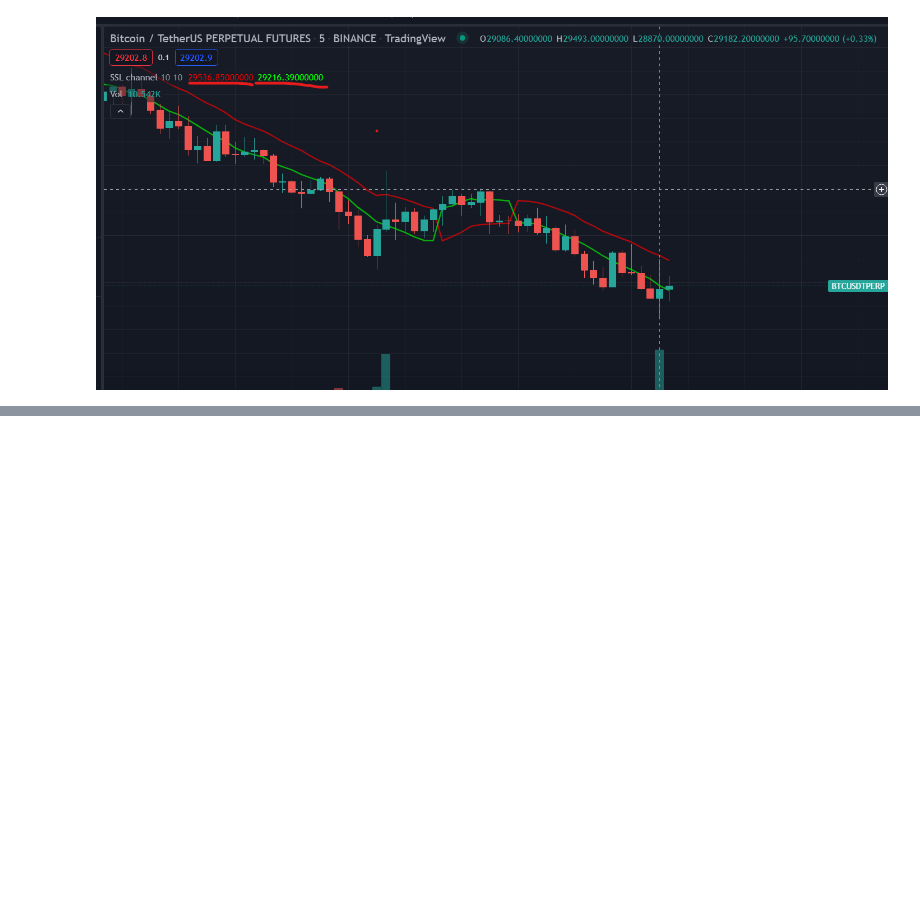
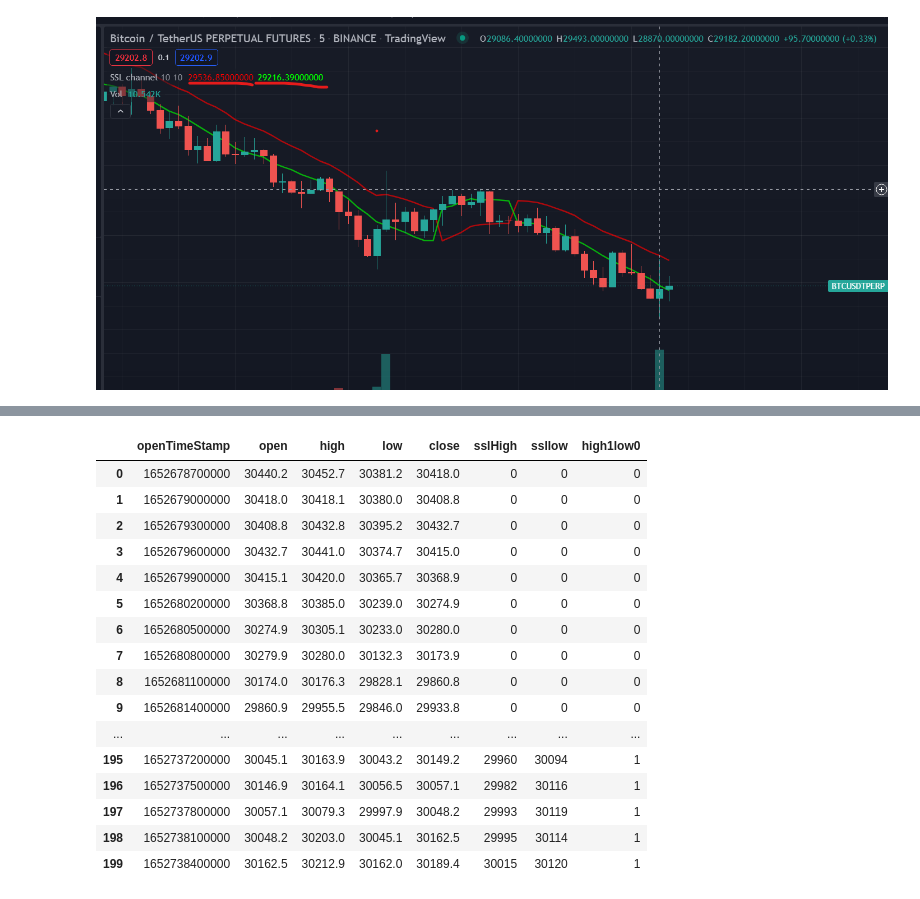
Before and after one commit to abhijitgawai/trading-bot, a Jupyter notebook: Trading_bot.ipynb, the cells around one changed output, grey strips where cells are left out. Saved outputs shown, nothing was run; the diff lists cells and outputs as text; code cells hidden in the pictures; blank space fills up the shorter version.

```diff
--- a/Trading_bot.ipynb
+++ b/Trading_bot.ipynb
@@ -427,0 +478,20 @@ sumlow
+# %%
+Raw_Data_new
+# %% [output]
+|  | openTimeStamp | open | high | low | close | sslHigh | ssllow | high1low0 |
+| 0 | 1652678700000 | 30440.2 | 30452.7 | 30381.2 | 30418.0 | 0 | 0 | 0 |
+| 1 | 1652679000000 | 30418.0 | 30418.1 | 30380.0 | 30408.8 | 0 | 0 | 0 |
+| 2 | 1652679300000 | 30408.8 | 30432.8 | 30395.2 | 30432.7 | 0 | 0 | 0 |
+| 3 | 1652679600000 | 30432.7 | 30441.0 | 30374.7 | 30415.0 | 0 | 0 | 0 |
+| 4 | 1652679900000 | 30415.1 | 30420.0 | 30365.7 | 30368.9 | 0 | 0 | 0 |
+| 5 | 1652680200000 | 30368.8 | 30385.0 | 30239.0 | 30274.9 | 0 | 0 | 0 |
+| 6 | 1652680500000 | 30274.9 | 30305.1 | 30233.0 | 30280.0 | 0 | 0 | 0 |
+| 7 | 1652680800000 | 30279.9 | 30280.0 | 30132.3 | 30173.9 | 0 | 0 | 0 |
+| 8 | 1652681100000 | 30174.0 | 30176.3 | 29828.1 | 29860.8 | 0 | 0 | 0 |
+| 9 | 1652681400000 | 29860.9 | 29955.5 | 29846.0 | 29933.8 | 0 | 0 | 0 |
+| ... | ... | ... | ... | ... | ... | ... | ... | ... |
+| 195 | 1652737200000 | 30045.1 | 30163.9 | 30043.2 | 30149.2 | 29960 | 30094 | 1 |
+| 196 | 1652737500000 | 30146.9 | 30164.1 | 30056.5 | 30057.1 | 29982 | 30116 | 1 |
+| 197 | 1652737800000 | 30057.1 | 30079.3 | 29997.9 | 30048.2 | 29993 | 30119 | 1 |
+| 198 | 1652738100000 | 30048.2 | 30203.0 | 30045.1 | 30162.5 | 29995 | 30114 | 1 |
+| 199 | 1652738400000 | 30162.5 | 30212.9 | 30162.0 | 30189.4 | 30015 | 30120 | 1 |
```
Also changed, not shown: parts of 12 cells of this notebook.
